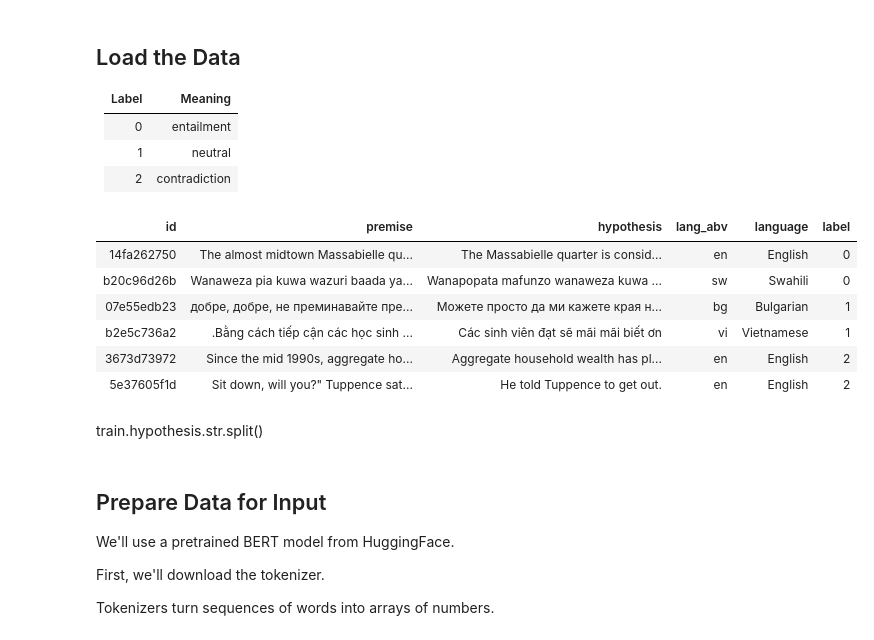
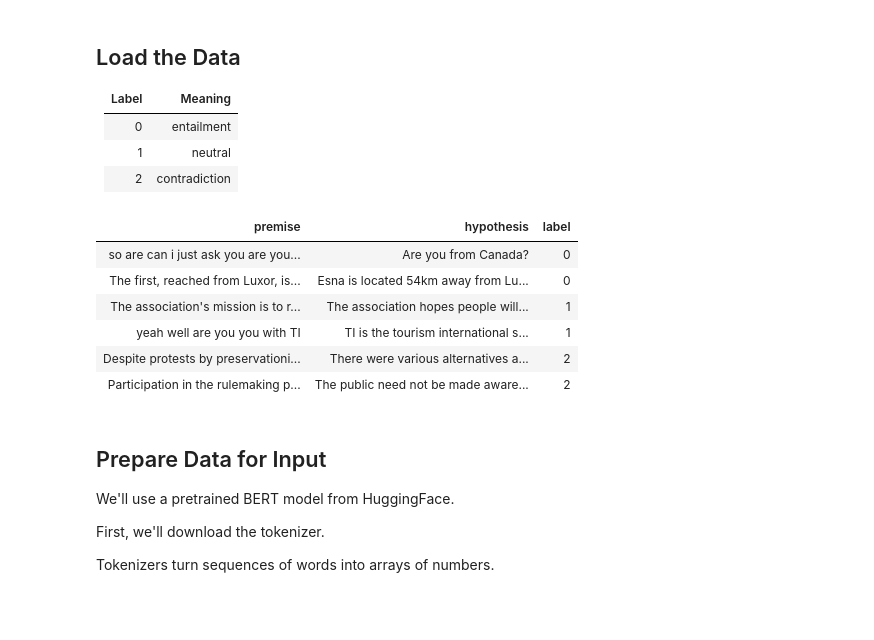
Before and after one commit to hk3427/KaggleKraft, a Jupyter notebook: Contradictory, My Dear Watson/01-rep-contradictory-tf-starter.ipynb, the cells around one changed output. Cells and saved outputs as stored; diff of their text form; code cells hidden in the pictures; blank space fills up the shorter version.

```diff
--- a/Contradictory, My Dear Watson/01-rep-contradictory-tf-starter.ipynb
+++ b/Contradictory, My Dear Watson/01-rep-contradictory-tf-starter.ipynb
@@ -88,20 +88,30 @@ INFO:tensorflow:*** Available Device: _DeviceAttributes(/job:localhost/replica:0
 | 1 | neutral|
 | 2 | contradiction|
 # %%
-train = pd.read_csv('/kaggle/input/contradictory-my-dear-watson/train.csv')
+from sklearn.model_selection import train_test_split
+
+train_raw = pd.read_csv('/kaggle/input/contradictory-my-dear-watson/train.csv')
 test = pd.read_csv('/kaggle/input/contradictory-my-dear-watson/test.csv')
 
-train.groupby('label').sample(2, random_state=1).style.hide(axis='index')
+train, valid = train_test_split(train_raw,
+                                test_size=0.2,
+                                random_state=0,
+                                stratify=train_raw.lang_abv)
+
+train\
+    .loc[lambda df: df.lang_abv.eq('en')]\
+    .groupby('label')\
+    .sample(2, random_state=1)\
+    [['premise', 'hypothesis', 'label']]\
+    .style.hide(axis='index')
 # %% [output]
-| id | premise | hypothesis | lang_abv | language | label |
-| 14fa262750 | The almost midtown Massabielle qu... | The Massabielle quarter is consid... | en | English | 0 |
-| b20c96d26b | Wanaweza pia kuwa wazuri baada ya... | Wanapopata mafunzo wanaweza kuwa ... | sw | Swahili | 0 |
-| 07e55edb23 | добре, добре, не преминавайте пре... | Можете просто да ми кажете края н... | bg | Bulgarian | 1 |
-| b2e5c736a2 | .Bằng cách tiếp cận các học sinh ... | Các sinh viên đạt sẽ mãi mãi biết ơn | vi | Vietnamese | 1 |
-| 3673d73972 | Since the mid 1990s, aggregate ho... | Aggregate household wealth has pl... | en | English | 2 |
-| 5e37605f1d | Sit down, will you?" Tuppence sat... | He told Tuppence to get out. | en | English | 2 |
+| premise | hypothesis | label |
+| so are can i just ask you are you... | Are you from Canada? | 0 |
+| The first, reached from Luxor, is... | Esna is located 54km away from Lu... | 0 |
+| The association's mission is to r... | The association hopes people will... | 1 |
+| yeah well are you you with TI | TI is the tourism international s... | 1 |
+| Despite protests by preservationi... | There were various alternatives a... | 2 |
+| Participation in the rulemaking p... | The public need not be made aware... | 2 |
-# %% [markdown]
-train.hypothesis.str.split()
 # %% [markdown]
 ## Prepare Data for Input
 
```
Also changed, not shown: parts of 20 cells of this notebook.
